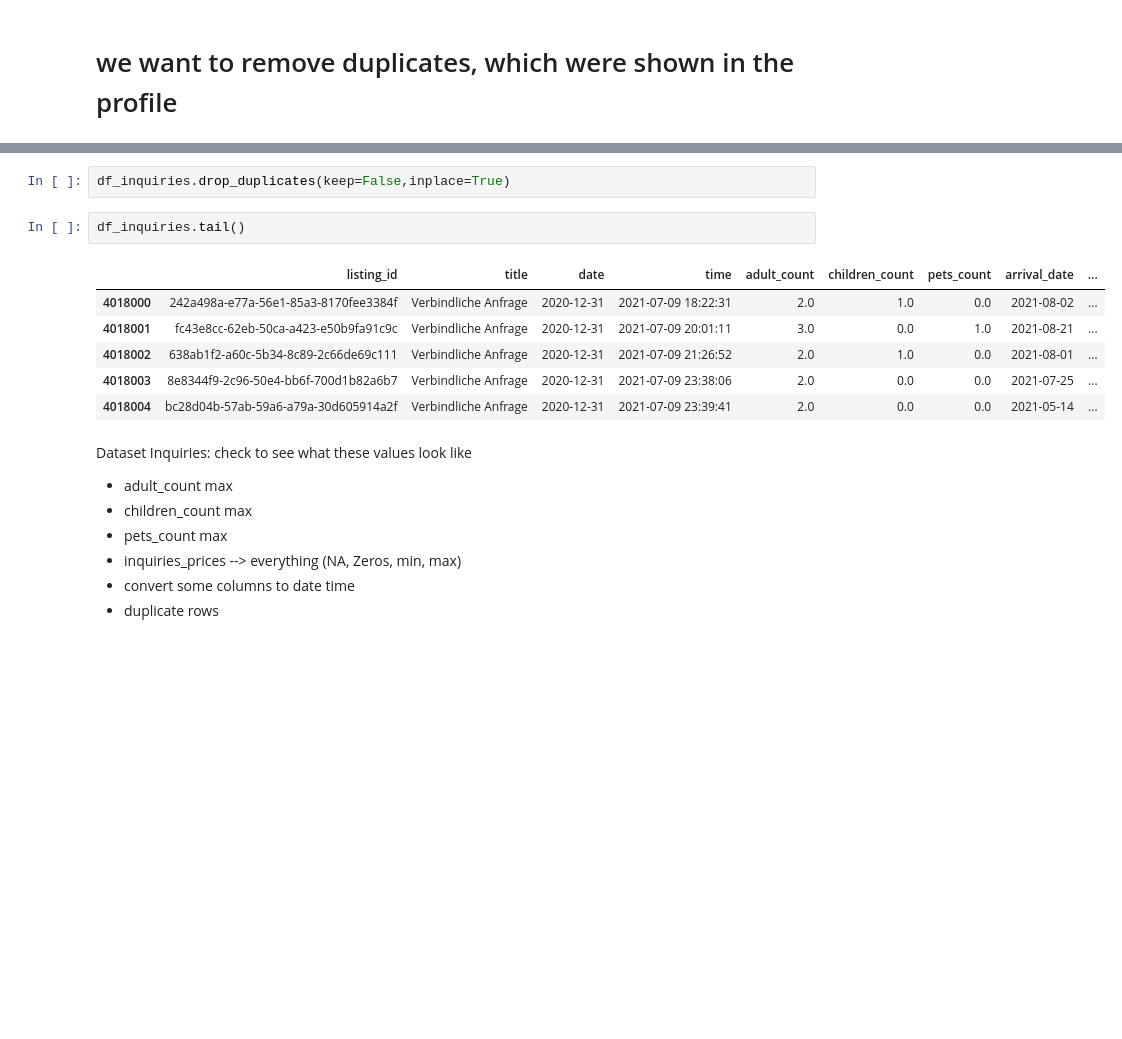
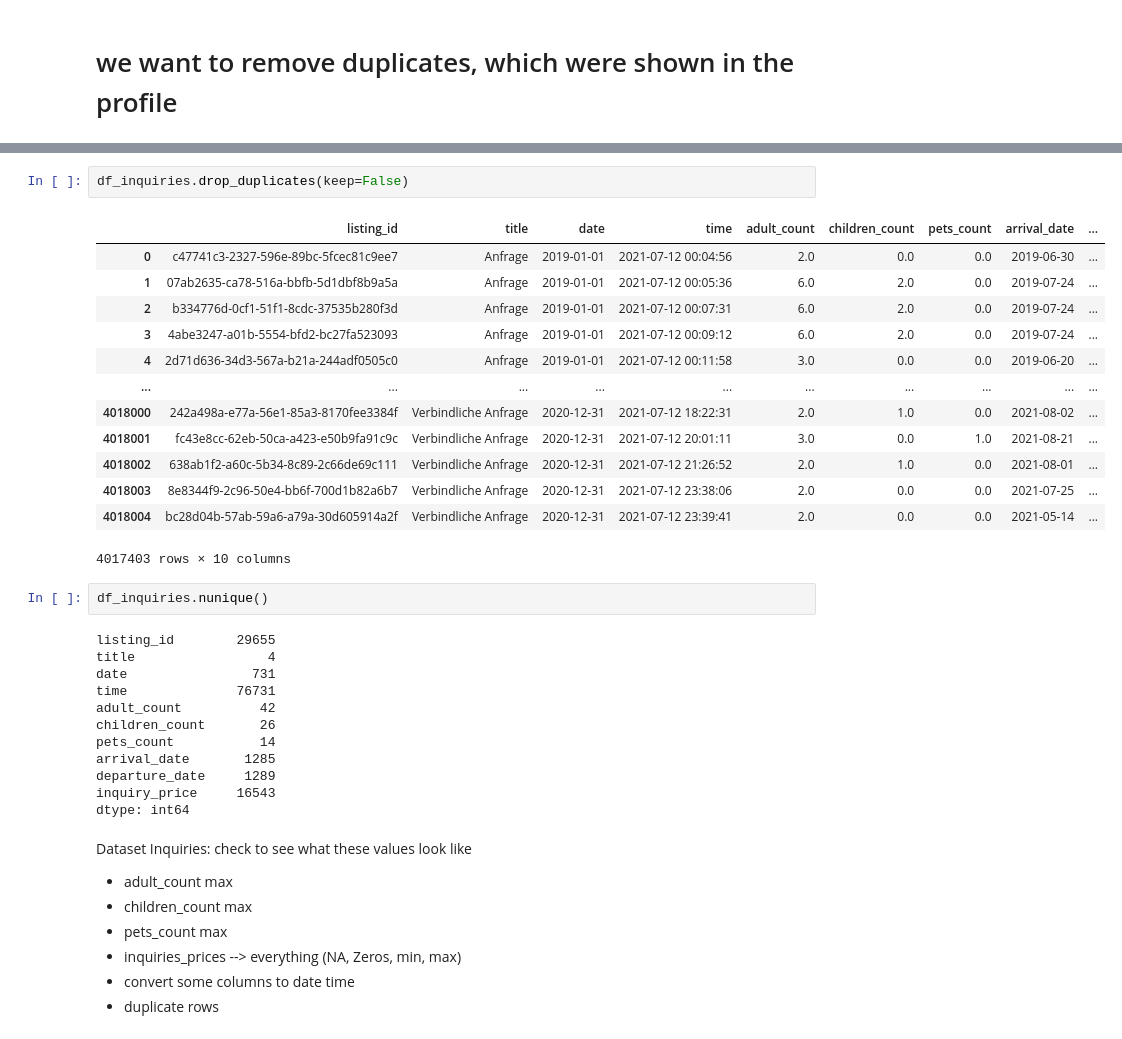
Before and after one commit to neue-fische-traum/traum-preis, a Jupyter notebook: EDA/EDA_notebook_1_inquiry.ipynb, the cells around one changed output, grey strips where cells are left out. Saved outputs shown, nothing was run; the diff lists cells and outputs as text; blank space fills up the shorter version.

```diff
--- a/EDA/EDA_notebook_1_inquiry.ipynb
+++ b/EDA/EDA_notebook_1_inquiry.ipynb
@@ -98,14 +121,33 @@ Index: []
 # %%
-df_inquiries.drop_duplicates(keep=False,inplace=True)
+df_inquiries.drop_duplicates(keep=False)
+# %% [output]
+|  | listing_id | title | date | time | adult_count | children_count | pets_count | arrival_date | ... |
+| 0 | c47741c3-2327-596e-89bc-5fcec81c9ee7 | Anfrage | 2019-01-01 | 2021-07-12 00:04:56 | 2.0 | 0.0 | 0.0 | 2019-06-30 | ... |
+| 1 | 07ab2635-ca78-516a-bbfb-5d1dbf8b9a5a | Anfrage | 2019-01-01 | 2021-07-12 00:05:36 | 6.0 | 2.0 | 0.0 | 2019-07-24 | ... |
+| 2 | b334776d-0cf1-51f1-8cdc-37535b280f3d | Anfrage | 2019-01-01 | 2021-07-12 00:07:31 | 6.0 | 2.0 | 0.0 | 2019-07-24 | ... |
+| 3 | 4abe3247-a01b-5554-bfd2-bc27fa523093 | Anfrage | 2019-01-01 | 2021-07-12 00:09:12 | 6.0 | 2.0 | 0.0 | 2019-07-24 | ... |
+| 4 | 2d71d636-34d3-567a-b21a-244adf0505c0 | Anfrage | 2019-01-01 | 2021-07-12 00:11:58 | 3.0 | 0.0 | 0.0 | 2019-06-20 | ... |
+| ... | ... | ... | ... | ... | ... | ... | ... | ... | ... |
+| 4018000 | 242a498a-e77a-56e1-85a3-8170fee3384f | Verbindliche Anfrage | 2020-12-31 | 2021-07-12 18:22:31 | 2.0 | 1.0 | 0.0 | 2021-08-02 | ... |
+| 4018001 | fc43e8cc-62eb-50ca-a423-e50b9fa91c9c | Verbindliche Anfrage | 2020-12-31 | 2021-07-12 20:01:11 | 3.0 | 0.0 | 1.0 | 2021-08-21 | ... |
+| 4018002 | 638ab1f2-a60c-5b34-8c89-2c66de69c111 | Verbindliche Anfrage | 2020-12-31 | 2021-07-12 21:26:52 | 2.0 | 1.0 | 0.0 | 2021-08-01 | ... |
+| 4018003 | 8e8344f9-2c96-50e4-bb6f-700d1b82a6b7 | Verbindliche Anfrage | 2020-12-31 | 2021-07-12 23:38:06 | 2.0 | 0.0 | 0.0 | 2021-07-25 | ... |
+| 4018004 | bc28d04b-57ab-59a6-a79a-30d605914a2f | Verbindliche Anfrage | 2020-12-31 | 2021-07-12 23:39:41 | 2.0 | 0.0 | 0.0 | 2021-05-14 | ... |
+4017403 rows × 10 columns
 # %%
-df_inquiries.tail()
+df_inquiries.nunique()
 # %% [output]
-|  | listing_id | title | date | time | adult_count | children_count | pets_count | arrival_date | ... |
-| 4018000 | 242a498a-e77a-56e1-85a3-8170fee3384f | Verbindliche Anfrage | 2020-12-31 | 2021-07-09 18:22:31 | 2.0 | 1.0 | 0.0 | 2021-08-02 | ... |
-| 4018001 | fc43e8cc-62eb-50ca-a423-e50b9fa91c9c | Verbindliche Anfrage | 2020-12-31 | 2021-07-09 20:01:11 | 3.0 | 0.0 | 1.0 | 2021-08-21 | ... |
-| 4018002 | 638ab1f2-a60c-5b34-8c89-2c66de69c111 | Verbindliche Anfrage | 2020-12-31 | 2021-07-09 21:26:52 | 2.0 | 1.0 | 0.0 | 2021-08-01 | ... |
-| 4018003 | 8e8344f9-2c96-50e4-bb6f-700d1b82a6b7 | Verbindliche Anfrage | 2020-12-31 | 2021-07-09 23:38:06 | 2.0 | 0.0 | 0.0 | 2021-07-25 | ... |
-| 4018004 | bc28d04b-57ab-59a6-a79a-30d605914a2f | Verbindliche Anfrage | 2020-12-31 | 2021-07-09 23:39:41 | 2.0 | 0.0 | 0.0 | 2021-05-14 | ... |
+listing_id        29655
+title                 4
+date                731
+time              76731
+adult_count          42
+children_count       26
+pets_count           14
+arrival_date       1285
+departure_date     1289
+inquiry_price     16543
+dtype: int64
 # %% [markdown]
 Dataset Inquiries: check to see what these values look like
 - adult_count max
```
Also changed, not shown: parts of 21 cells of this notebook, 3 other files.
